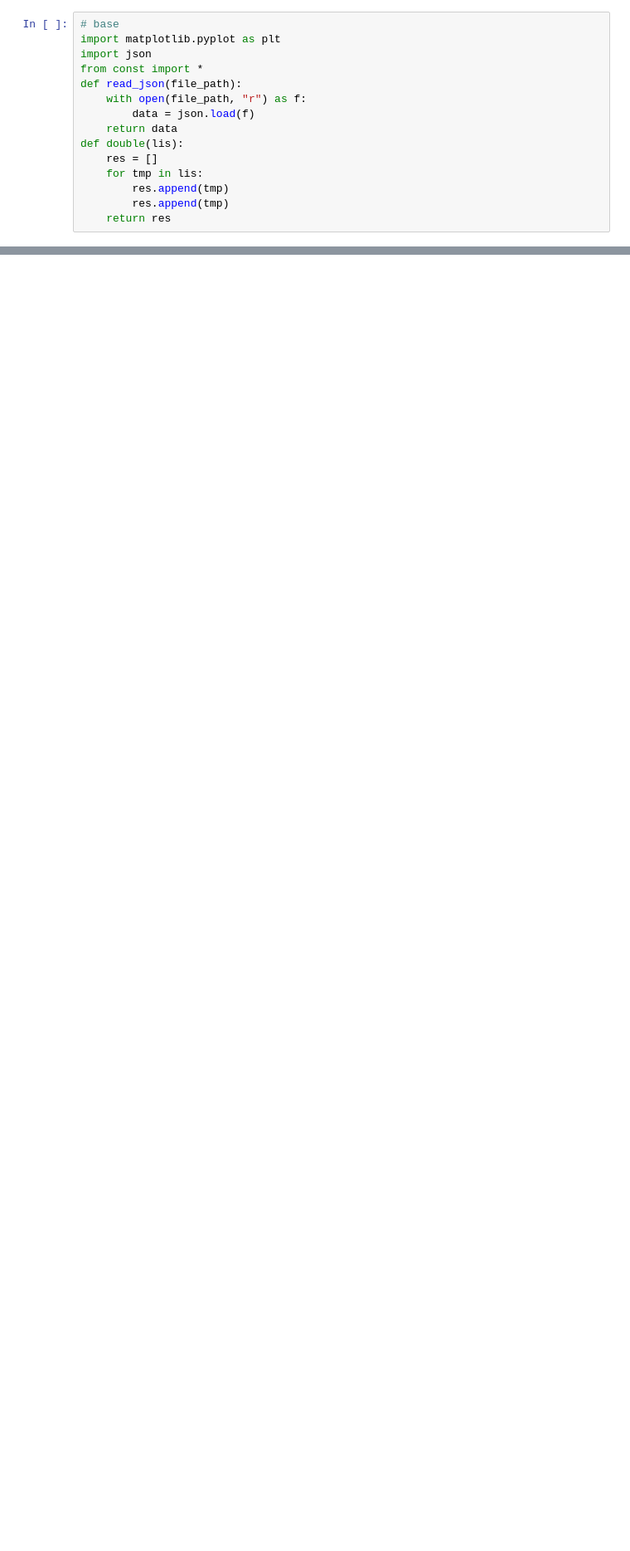
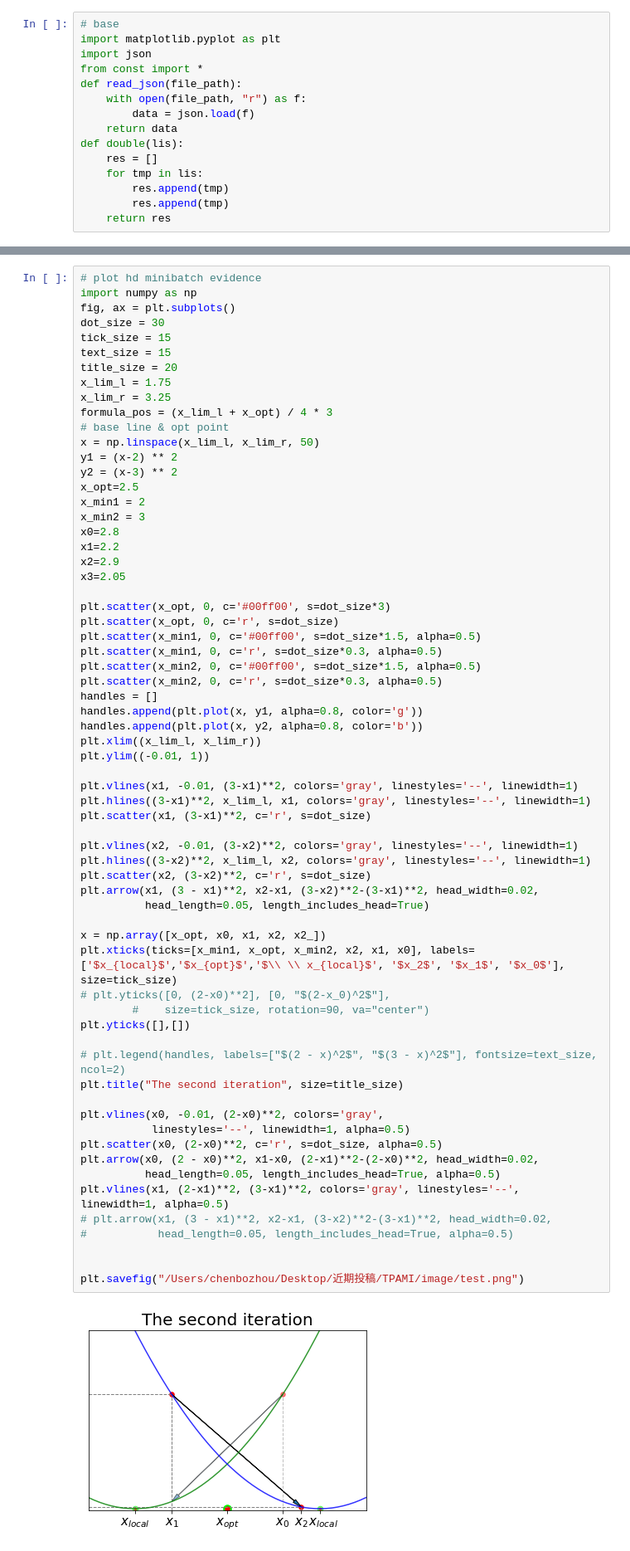
Before and after one commit to 1173710224/dsalr, a Jupyter notebook: plt.ipynb, the cells around one changed output, grey strips where cells are left out. Shown at 83% size. Cells and saved outputs as stored; diff of their text form; blank space fills up the shorter version.

```diff
--- a/plt.ipynb
+++ b/plt.ipynb
@@ -58,0 +213,67 @@ FileNotFoundError: [Errno 2] No such file or directory: 'result/large/resnet_MNI
+# %%
+# plot hd minibatch evidence
+import numpy as np
+fig, ax = plt.subplots()
+dot_size = 30
+tick_size = 15
+text_size = 15
+title_size = 20
+x_lim_l = 1.75
+x_lim_r = 3.25
+formula_pos = (x_lim_l + x_opt) / 4 * 3
+# base line & opt point
+x = np.linspace(x_lim_l, x_lim_r, 50)
+y1 = (x-2) ** 2
+y2 = (x-3) ** 2
+x_opt=2.5
+x_min1 = 2
+x_min2 = 3
+x0=2.8
+x1=2.2
+x2=2.9
+x3=2.05
+
+plt.scatter(x_opt, 0, c='#00ff00', s=dot_size*3)
+plt.scatter(x_opt, 0, c='r', s=dot_size)
+plt.scatter(x_min1, 0, c='#00ff00', s=dot_size*1.5, alpha=0.5)
+plt.scatter(x_min1, 0, c='r', s=dot_size*0.3, alpha=0.5)
+plt.scatter(x_min2, 0, c='#00ff00', s=dot_size*1.5, alpha=0.5)
+plt.scatter(x_min2, 0, c='r', s=dot_size*0.3, alpha=0.5)
+handles = []
+handles.append(plt.plot(x, y1, alpha=0.8, color='g'))
+handles.append(plt.plot(x, y2, alpha=0.8, color='b'))
+plt.xlim((x_lim_l, x_lim_r))
+plt.ylim((-0.01, 1))
+
+plt.vlines(x1, -0.01, (3-x1)**2, colors='gray', linestyles='--', linewidth=1)
+plt.hlines((3-x1)**2, x_lim_l, x1, colors='gray', linestyles='--', linewidth=1)
+plt.scatter(x1, (3-x1)**2, c='r', s=dot_size)
+
+plt.vlines(x2, -0.01, (3-x2)**2, colors='gray', linestyles='--', linewidth=1)
+plt.hlines((3-x2)**2, x_lim_l, x2, colors='gray', linestyles='--', linewidth=1)
+plt.scatter(x2, (3-x2)**2, c='r', s=dot_size)
+plt.arrow(x1, (3 - x1)**2, x2-x1, (3-x2)**2-(3-x1)**2, head_width=0.02,
+          head_length=0.05, length_includes_head=True)
+
+x = np.array([x_opt, x0, x1, x2, x2_])
+plt.xticks(ticks=[x_min1, x_opt, x_min2, x2, x1, x0], labels=['$x_{local}$','$x_{opt}$','$\\ \\ x_{local}$', '$x_2$', '$x_1$', '$x_0$'], size=tick_size)
+# plt.yticks([0, (2-x0)**2], [0, "$(2-x_0)^2$"],
+        #    size=tick_size, rotation=90, va="center")
+plt.yticks([],[])
+
+# plt.legend(handles, labels=["$(2 - x)^2$", "$(3 - x)^2$"], fontsize=text_size, ncol=2)
+plt.title("The second iteration", size=title_size)
+
+plt.vlines(x0, -0.01, (2-x0)**2, colors='gray',
+           linestyles='--', linewidth=1, alpha=0.5)
+plt.scatter(x0, (2-x0)**2, c='r', s=dot_size, alpha=0.5)
+plt.arrow(x0, (2 - x0)**2, x1-x0, (2-x1)**2-(2-x0)**2, head_width=0.02,
+          head_length=0.05, length_includes_head=True, alpha=0.5)
+plt.vlines(x1, (2-x1)**2, (3-x1)**2, colors='gray', linestyles='--', linewidth=1, alpha=0.5)
+# plt.arrow(x1, (3 - x1)**2, x2-x1, (3-x2)**2-(3-x1)**2, head_width=0.02,
+#           head_length=0.05, length_includes_head=True, alpha=0.5)
+
+
+plt.savefig("/Users/chenbozhou/Desktop/近期投稿/TPAMI/image/test.png")
+# %% [output]
+[figure, added]
```
Also changed, not shown: parts of 6 cells of this notebook, 3 other files.
